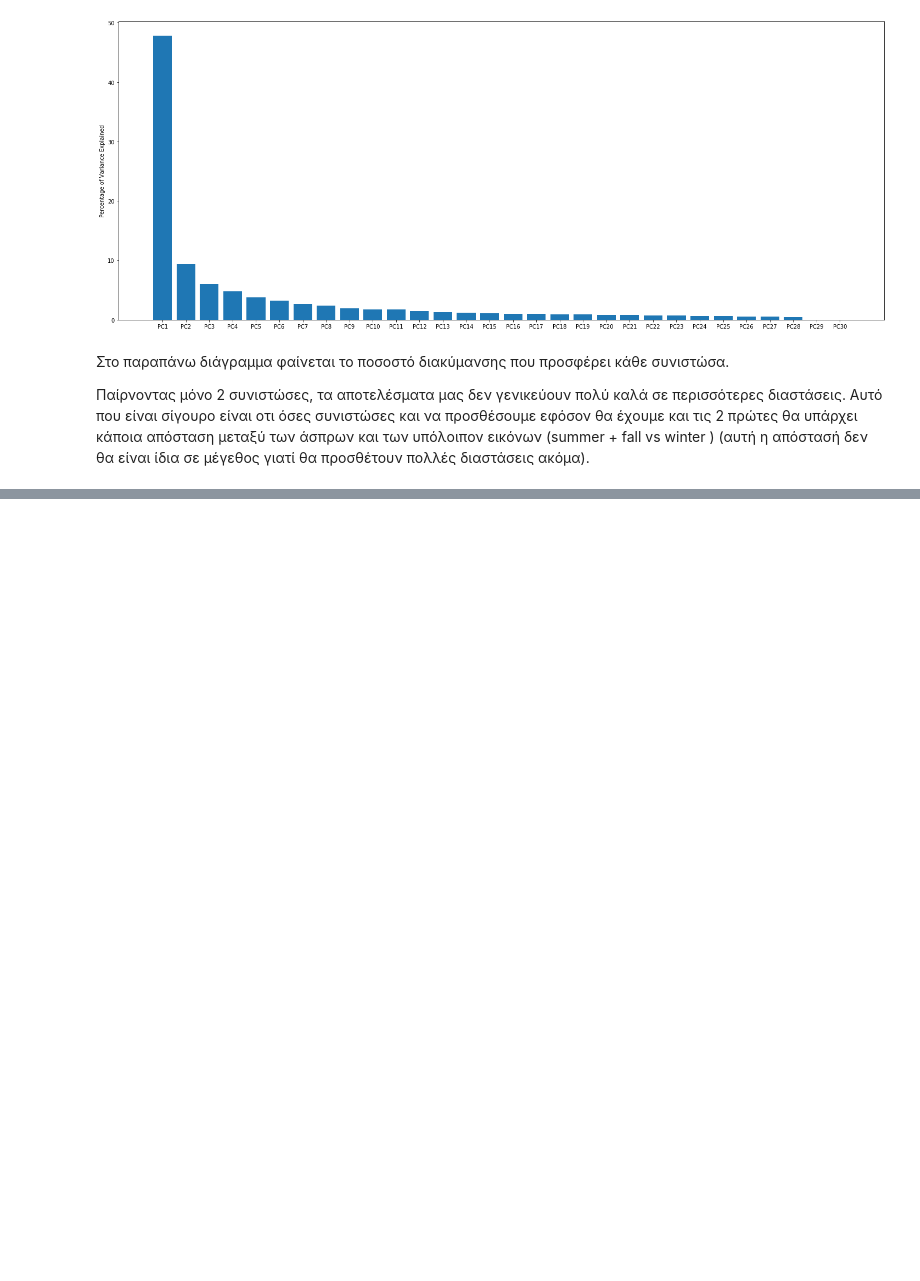
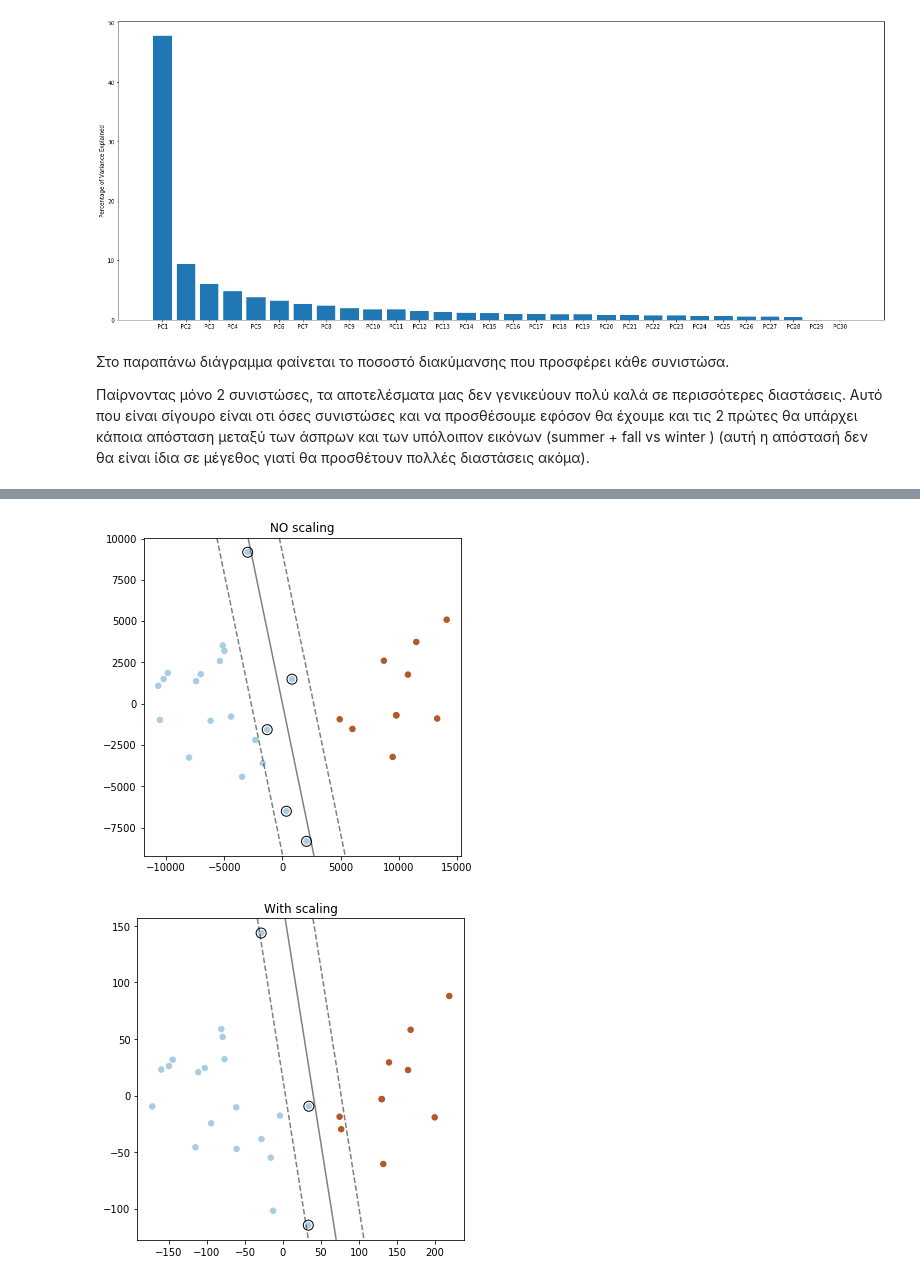
Before and after one commit to stratos1st/machine_learning_2020, a Jupyter notebook: Untitled.ipynb, the cells around one changed output, grey strips where cells are left out. Cells and saved outputs as stored; diff of their text form; code cells hidden in the pictures; blank space fills up the shorter version.

```diff
--- a/Untitled.ipynb
+++ b/Untitled.ipynb
@@ -175,0 +256,67 @@ PCA;
+# %%
+# https://scikit-learn.org/stable/auto_examples/svm/plot_linearsvc_support_vectors.html
+
+#-------------------------------------------- NO scaling
+X = principalComponents
+y = np.array([x if x != 1 else 0 for x in labels])
+
+plt.figure(figsize=(10, 5))
+clf = LinearSVC(dual=False).fit(X, y)
+decision_function = clf.decision_function(X)
+support_vector_indices = np.where((2 * y - 1) * decision_function <= 1)[0]
+support_vectors = X[support_vector_indices]
+
+plt.subplot(1, 2, 2)
+plt.scatter(X[:, 0], X[:, 1], c=y, s=30, cmap=plt.cm.Paired)
+ax = plt.gca()
+xlim = ax.get_xlim()
+ylim = ax.get_ylim()
+xx, yy = np.meshgrid(np.linspace(xlim[0], xlim[1], 50),
+                     np.linspace(ylim[0], ylim[1], 50))
+Z = clf.decision_function(np.c_[xx.ravel(), yy.ravel()])
+Z = Z.reshape(xx.shape)
+plt.contour(xx, yy, Z, colors='k', levels=[-1, 0, 1], alpha=0.5,
+            linestyles=['--', '-', '--'])
+plt.scatter(support_vectors[:, 0], support_vectors[:, 1], s=100,
+            linewidth=1, facecolors='none', edgecolors='k')
+plt.tight_layout()
+plt.title("NO scaling")
+plt.show()
+
+#-------------------------------------------- with scaling
+# scale
+scaler = StandardScaler()
+data_tmp = scaler.fit_transform(data)
+
+# pca
+pca = PCA(n_components=2)
+principalComponents = pca.fit_transform(data_tmp)
+
+X = principalComponents
+y = np.array([x if x != 1 else 0 for x in labels])
+
+plt.figure(figsize=(10, 5))
+clf = LinearSVC(dual=False).fit(X, y)
+decision_function = clf.decision_function(X)
+support_vector_indices = np.where((2 * y - 1) * decision_function <= 1)[0]
+support_vectors = X[support_vector_indices]
+
+plt.subplot(1, 2, 1)
+plt.scatter(X[:, 0], X[:, 1], c=y, s=30, cmap=plt.cm.Paired)
+ax = plt.gca()
+xlim = ax.get_xlim()
+ylim = ax.get_ylim()
+xx, yy = np.meshgrid(np.linspace(xlim[0], xlim[1], 50),
+                     np.linspace(ylim[0], ylim[1], 50))
+Z = clf.decision_function(np.c_[xx.ravel(), yy.ravel()])
+Z = Z.reshape(xx.shape)
+plt.contour(xx, yy, Z, colors='k', levels=[-1, 0, 1], alpha=0.5,
+            linestyles=['--', '-', '--'])
+plt.scatter(support_vectors[:, 0], support_vectors[:, 1], s=100,
+            linewidth=1, facecolors='none', edgecolors='k')
+plt.tight_layout()
+plt.title("With scaling")
+plt.show()
+# %% [output]
+[figure, added]
+[figure, added]
```
Also changed, not shown: parts of 10 cells of this notebook.
